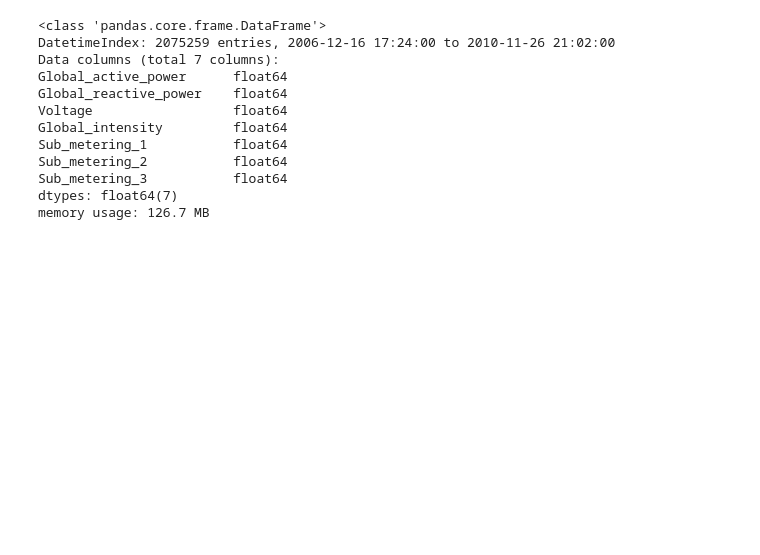
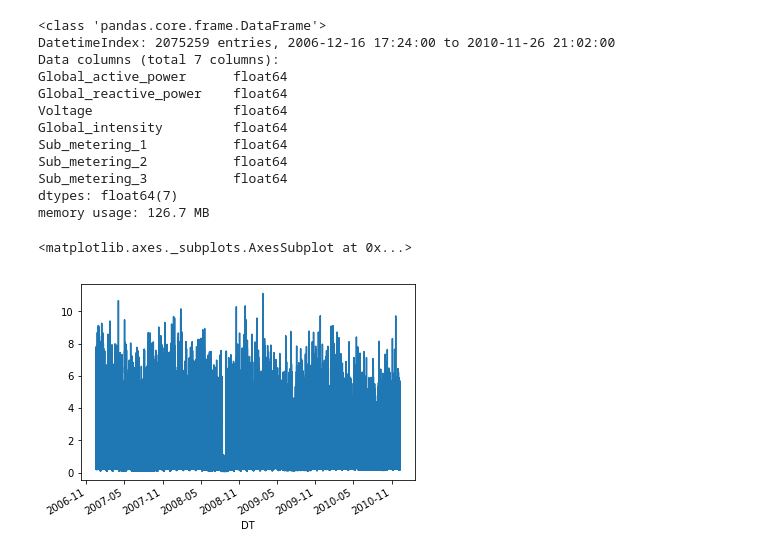
Before and after one commit to divya-nk/data-challenges, a Jupyter notebook: Untitled.ipynb, the cells around one changed output. Cells and saved outputs as stored; diff of their text form; code cells hidden in the pictures; blank space fills up the shorter version.

```diff
--- a/Untitled.ipynb
+++ b/Untitled.ipynb
@@ -169,3 +169,8 @@ Sub_metering_2           float64
 Sub_metering_3           float64
 dtypes: float64(7)
 memory usage: 126.7 MB
+# %%
+data3['Global_active_power'].plot()
+# %% [output]
+<matplotlib.axes._subplots.AxesSubplot at 0x...>
+[figure, added]
```
Also changed, not shown: parts of 3 cells of this notebook.
